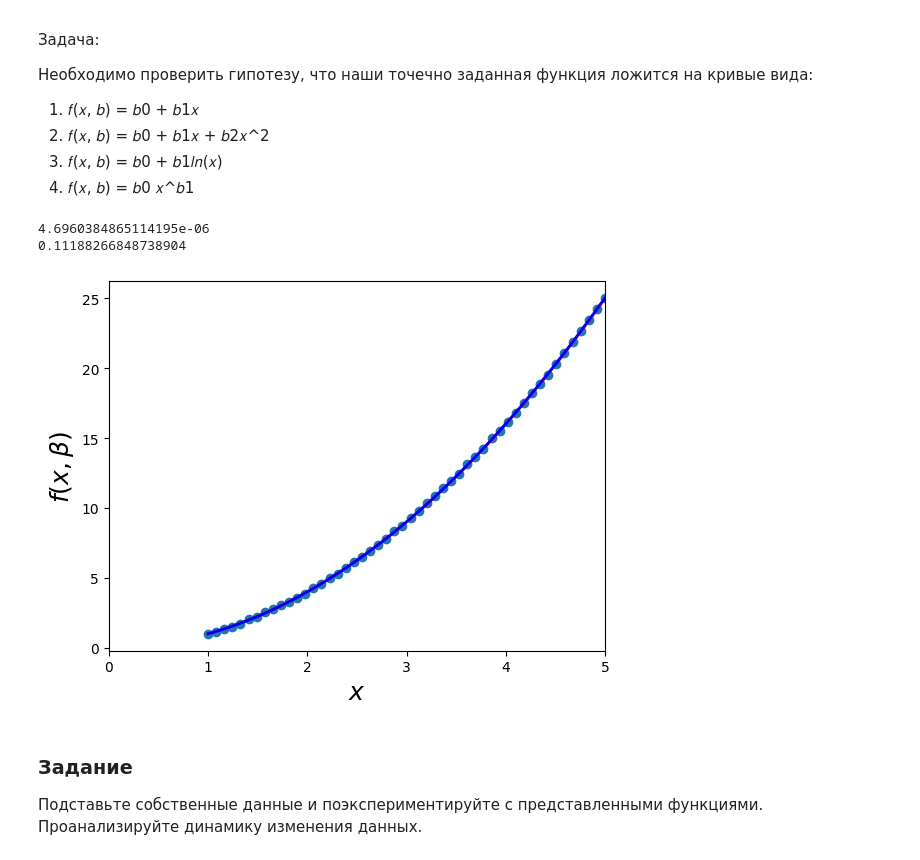
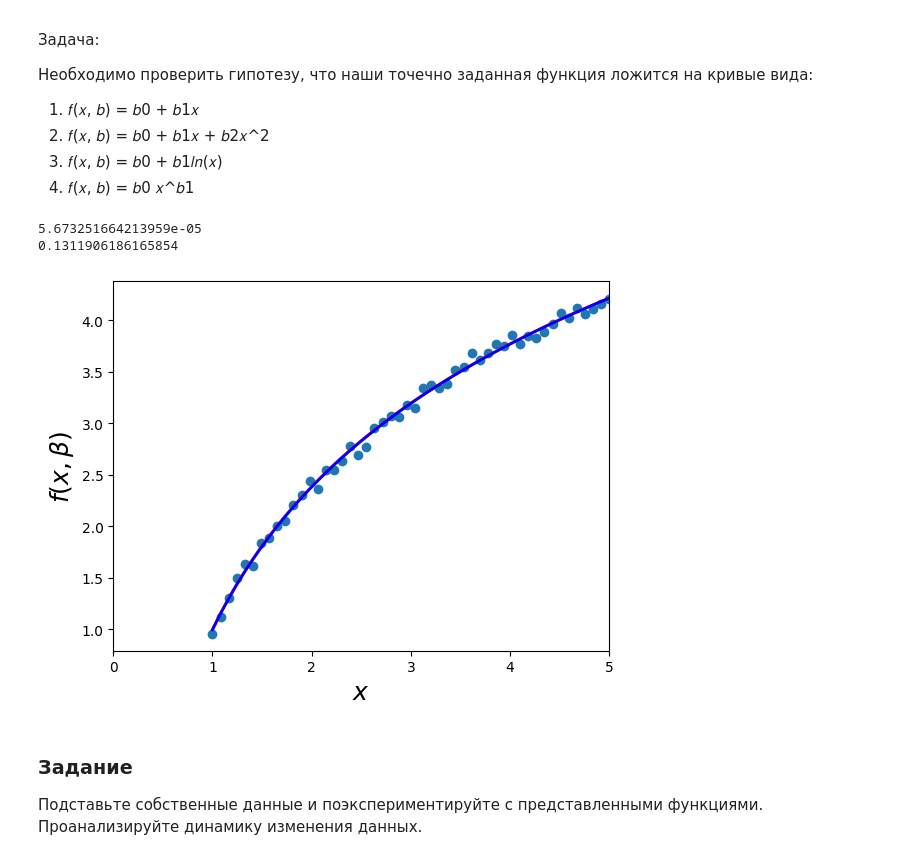
Before and after one commit to sergkhr/VUZai, a Jupyter notebook: Pracs/Khrechko_IKBO-03-21_Fourth_practice.ipynb, the cells around one changed output. Cells and saved outputs as stored; diff of their text form; code cells hidden in the pictures.

```diff
--- a/Pracs/Khrechko_IKBO-03-21_Fourth_practice.ipynb
+++ b/Pracs/Khrechko_IKBO-03-21_Fourth_practice.ipynb
@@ -242,43 +242,43 @@ plt.show()
 # # 2 f
 # beta = (0.25, 0.75, 0.5)
 # def f(x, b0, b1, b2):
 #     return b0 + b1*x + b2*x**2
 
-# # 3 f
+# 3 f
+beta = (1, 2)
+def f (x, b0, b1):
+    return b0 + b1*np.log(x)
+
+# # 4 f
 # beta = (1, 2)
 # def f (x, b0, b1):
-#     return b0 + b1*np.log(x)
-
-# 4 f
-beta = (1, 2)
-def f (x, b0, b1):
-    return b0 * x**b1
+#     return b0 * x**b1
 
 xdata = np.linspace(1, 5, 50) # here change to 0, 5 if zero needed
 y = f(xdata, *beta)
 ydata = y + 0.05 * np.random.randn(len(xdata))
 beta_opt, beta_cov = curve_fit(f, xdata, ydata)
 beta_opt
 
 lin_dev = sum(beta_cov[0])
 print(lin_dev)
 
 residuals = ydata - f(xdata, *beta_opt)
 fres = sum(residuals**2)
 print(fres)
 
 fig, ax = plt.subplots()
 ax.scatter(xdata, ydata)
 ax.plot(xdata, y, 'r', lw=2)
 ax.plot(xdata, f(xdata, *beta_opt), 'b', lw=2)
 ax.set_xlim(0, 5)
 ax.set_xlabel(r"$x$", fontsize=18)
 ax.set_ylabel(r"$f(x, \beta)$", fontsize=18)
 plt.show()
 # %% [output]
-4.6960384865114195e-06
-0.11188266848738904
+5.673251664213959e-05
+0.1311906186165854
-[figure, old version]
+[figure, new version]
 # %% [markdown]
 ### Задание
 Подставьте собственные данные и поэкспериментируйте с представленными
```
Also changed, not shown: parts of 11 cells of this notebook, 5 other files.
